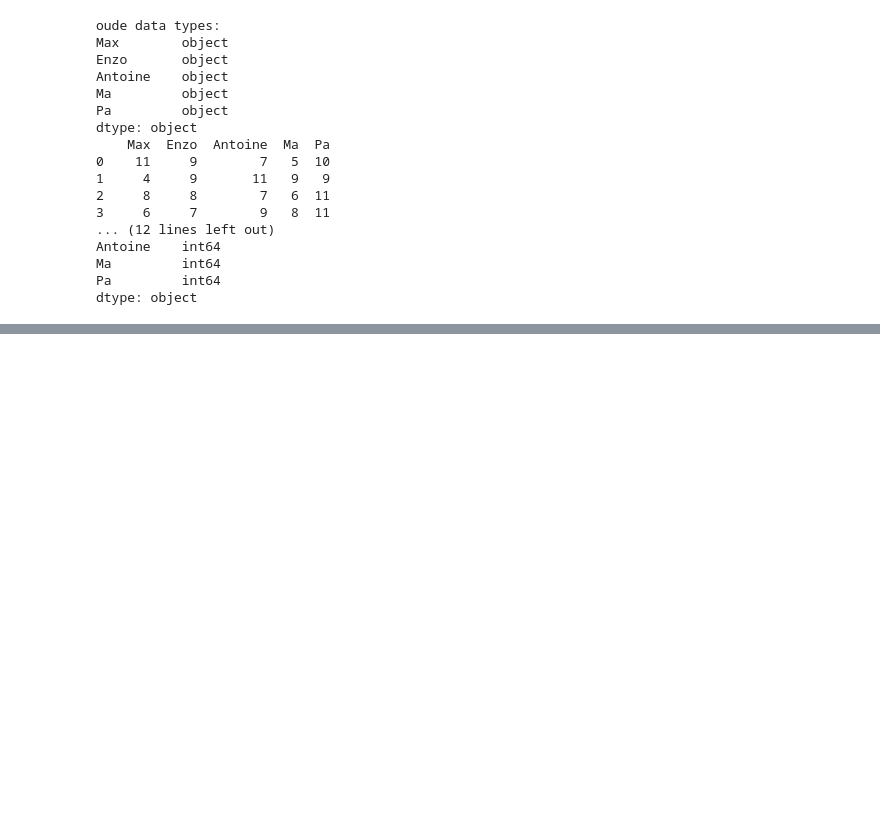
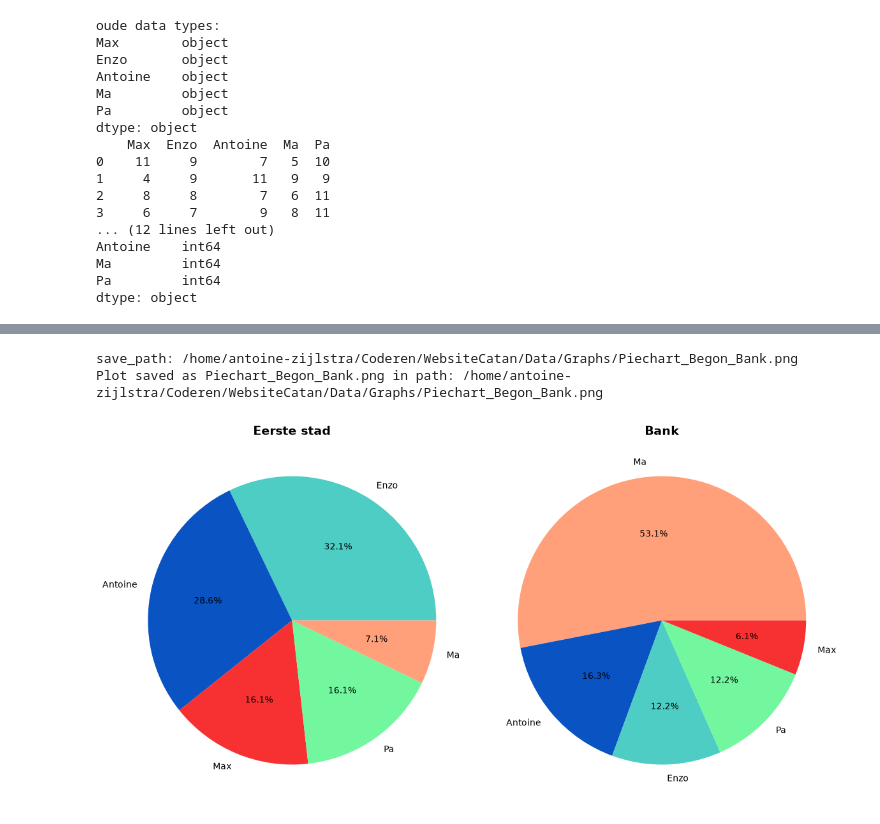
Before and after one commit to BroederZ/WebsiteCatan, a Jupyter notebook: Data/Catan_Data_Verwerking.ipynb, the cells around one changed output, grey strips where cells are left out. Cells and saved outputs as stored; diff of their text form; code cells hidden in the pictures; blank space fills up the shorter version.

```diff
--- a/Data/Catan_Data_Verwerking.ipynb
+++ b/Data/Catan_Data_Verwerking.ipynb
@@ -259,0 +385,43 @@ plt.show()
+# %%
+data[["Begon", "Bank"]]
+begon_counts = data["Begon"].value_counts()
+bank_counts = data["Bank"].value_counts()
+
+fig, (ax1, ax2) = plt.subplots(1, 2, figsize=(12,6))
+
+# Zet kleuren in juiste volgorde
+begon_colors = [player_colors[player] for player in begon_counts.index]
+bank_colors = [player_colors[player] for player in bank_counts.index]
+
+#Begon
+ax1.pie(begon_counts.values,
+       labels=begon_counts.index,
+       colors=begon_colors,
+       autopct='%1.1f%%')
+ax1.set_title("Eerste stad", fontsize=14, fontweight="bold")
+
+#Bank
+ax2.pie(bank_counts.values,
+       labels=bank_counts.index,
+       colors=bank_colors,
+       autopct='%1.1f%%')
+ax2.set_title("Bank", fontsize=14, fontweight="bold")
+
+plt.tight_layout()
+
+#save naar de Graphs map in de Data map
+name_graphfile = "Piechart_Begon_Bank.png" #aanpassen voor elke grafiek; Gelijk zetten aan de titel van de grafiek
+save_path = Path(f"{path_to_folder}/Data/Graphs")
+#save_path.mkdir(exist_ok=True) # To remove the error codes; it makes the map
+
+save_path = save_path / name_graphfile # for checking the path
+print(f"save_path: {save_path}")
+
+plt.savefig(save_path, dpi=300, bbox_inches="tight")
+print(f"Plot saved as {name_graphfile} in path: {save_path}")
+
+plt.show() #FigureCanvassAgg is non-interactive dus word niet getoond.
+# %% [output]
+save_path: /home/antoine-zijlstra/Coderen/WebsiteCatan/Data/Graphs/Piechart_Begon_Bank.png
+Plot saved as Piechart_Begon_Bank.png in path: /home/antoine-zijlstra/Coderen/WebsiteCatan/Data/Graphs/Piechart_Begon_Bank.png
+[figure, added]
```
Also changed, not shown: parts of 15 cells of this notebook, 8 other files.
